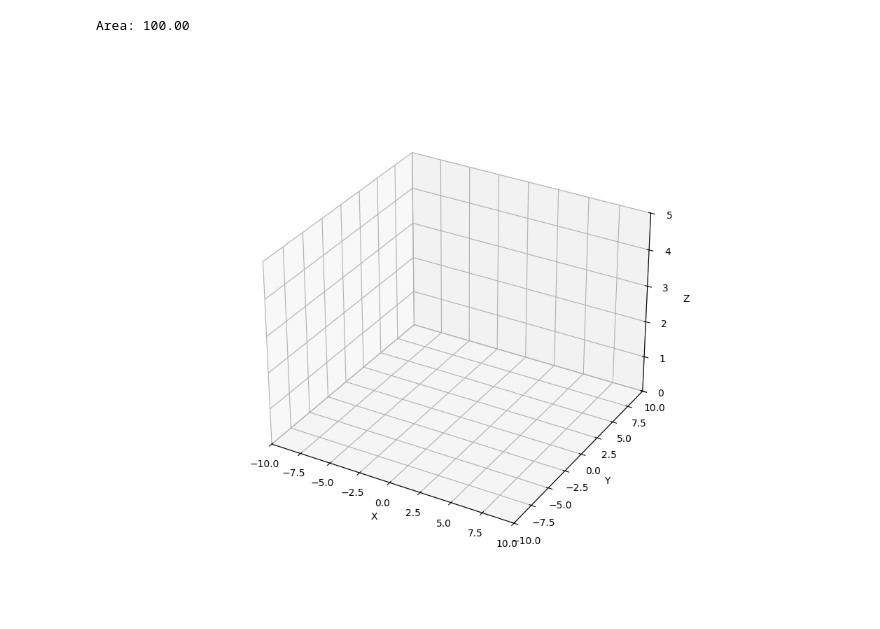
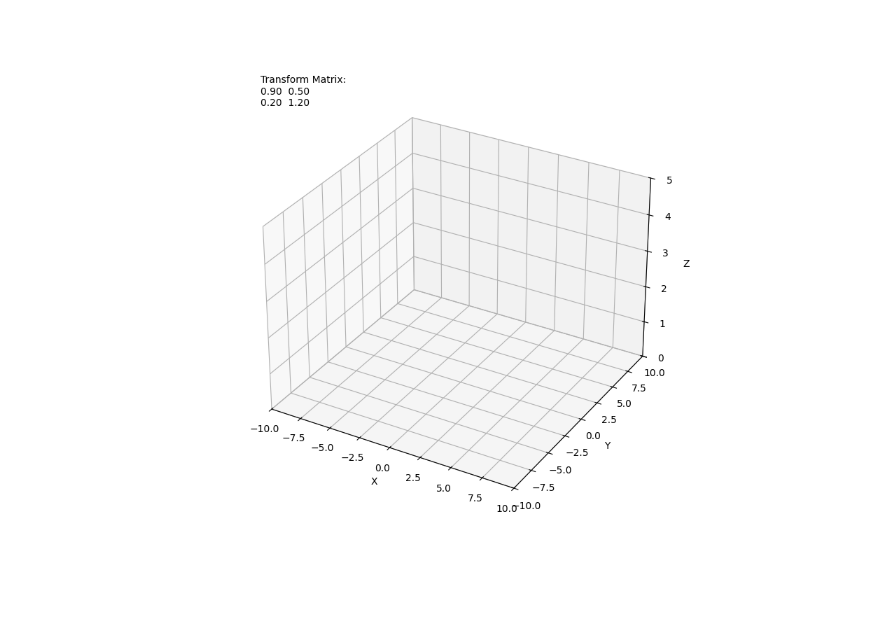
Before and after one commit to xhiroga/til, a Jupyter notebook: natural-science/mathematics/algebra/_python/main.ipynb, the cells around one changed output. Cells and saved outputs as stored; diff of their text form; code cells hidden in the pictures.

Commit message:
chore: 固有値, 固有ベクトル

```diff
--- a/natural-science/mathematics/algebra/_python/main.ipynb
+++ b/natural-science/mathematics/algebra/_python/main.ipynb
@@ -32,13 +32,12 @@ for i in range(n):
         points.append([i - 5, j - 5])
 points = np.array(points)
 area = calc_area(points, n)
-print(f"Area: {area:.2f}")
 
 # 変換行列
 transform_matrix = np.array(
     [
-        [1, 0.5],
-        [0, 1.2],
+        [0.9, 0.5],
+        [0.2, 1.2],
     ]
 )
 
@@ -61,12 +60,25 @@ ax.grid(True)
 # スナップショットと現在のフレームの散布図を初期化
 snapshots = []
 snapshot_plots = []
-current_scatter = ax.scatter([], [], [])
+current_scatter = ax.scatter([], [], [], color="green")
+
+# 固有ベクトルの矢印を初期化
+eigenvector_arrows = [ax.quiver(0, 0, 0, 0, 0, 0) for _ in range(2)]
 
 
 # テキスト表示用
-text_area = ax.text2D(0.05, 0.95, "", transform=ax.transAxes)
-text_det = ax.text2D(0.05, 0.90, "", transform=ax.transAxes)
+text_matrix = ax.text2D(0.05, 0.95, "", transform=ax.transAxes)
+text_area = ax.text2D(0.05, 0.90, "", transform=ax.transAxes)
+text_det = ax.text2D(0.05, 0.85, "", transform=ax.transAxes)
+text_eigen = ax.text2D(0.95, 0.95, "", transform=ax.transAxes)
+
+# 変換行列のテキストを更新（これは変わらない固定値）
+matrix_text = f"Transform Matrix:\n{transform_matrix[0,0]:.2f}  {transform_matrix[0,1]:.2f}\n{transform_matrix[1,0]:.2f}  {transform_matrix[1,1]:.2f}"
+text_matrix.set_text(matrix_text)
+
+
+# 固有ベクトルを計算
+eigenvalues, eigenvectors = np.linalg.eig(transform_matrix)
 
 
 # アニメーション更新関数
@@ -87,35 +99,62 @@ def update(frame):
     transformed = np.dot(points, powered.T)
     transformed_x = transformed[:, 0]
     transformed_y = transformed[:, 1]
     transformed_z = [msec / 1000] * len(transformed[:, 0])
 
     # 1秒ごとにスナップショットを追加
     if msec % (1000 * snapshot_interval_sec) == 0:
         snapshots.append((transformed_x, transformed_y, transformed_z))
         snapshot_plot = ax.scatter(
-            transformed_x, transformed_y, transformed_z, color="green", alpha=0.25
+            transformed_x, transformed_y, transformed_z, color="green", alpha=0.2
         )
         snapshot_plots.append(snapshot_plot)
 
     # 現在のフレームの散布図を更新
     current_scatter._offsets3d = (transformed_x, transformed_y, transformed_z)
 
-    # 面積と行列式の計算
+    # 数値計算
     current_area = calc_area(transformed, n)
     determinant = np.linalg.det(powered)
+    eigenvalues, eigenvectors = np.linalg.eig(transform_matrix)
 
     # テキスト更新
     text_area.set_text(f"Area: {area:.2f} -> {current_area:.2f}")
     text_det.set_text(f"Determinant: {determinant:.2f}")
 
+    eigen_text = "Eigenvalues and Eigenvectors:\n"
+    for i in range(2):
+        eigen_text += f"λ{i+1} = {eigenvalues[i]:.2f}, v{i+1} = [{eigenvectors[0,i]:.2f}, {eigenvectors[1,i]:.2f}]\n"
+    text_eigen.set_text(eigen_text)
+
+    # 固有ベクトルの更新
+    for i, (eigenvalue, eigenvector) in enumerate(zip(eigenvalues, eigenvectors.T)):
+        # 固有ベクトルを現在の変換行列で変換
+        transformed_eigenvector = np.dot(powered, eigenvector)
+
+        # 固有ベクトルのスケールを調整（見やすくするため）
+        scale = 5
+
+        # 既存の矢印を削除
+        eigenvector_arrows[i].remove()
+
+        # 新しい矢印を描画
+        eigenvector_arrows[i] = ax.quiver(
+            0,
+            0,
+            msec / 1000,
+            transformed_eigenvector[0] * scale,
+            transformed_eigenvector[1] * scale,
+            0,
+            color=["b", "y"][i],
+        )
+
     # すべてのプロットオブジェクトを返す
-    return tuple(snapshot_plots + [current_scatter, text_det])
+    return tuple(snapshot_plots + [current_scatter, text_det] + eigenvector_arrows)
 
 
 # アニメーションを作成
 anim = FuncAnimation(fig, update, frames=frames, interval=interval, blit=True)
 
 plt.show()
 # %% [output]
-Area: 100.00
-[figure, old version]
+[figure, new version]
```
Also changed, not shown: 1 other file.
